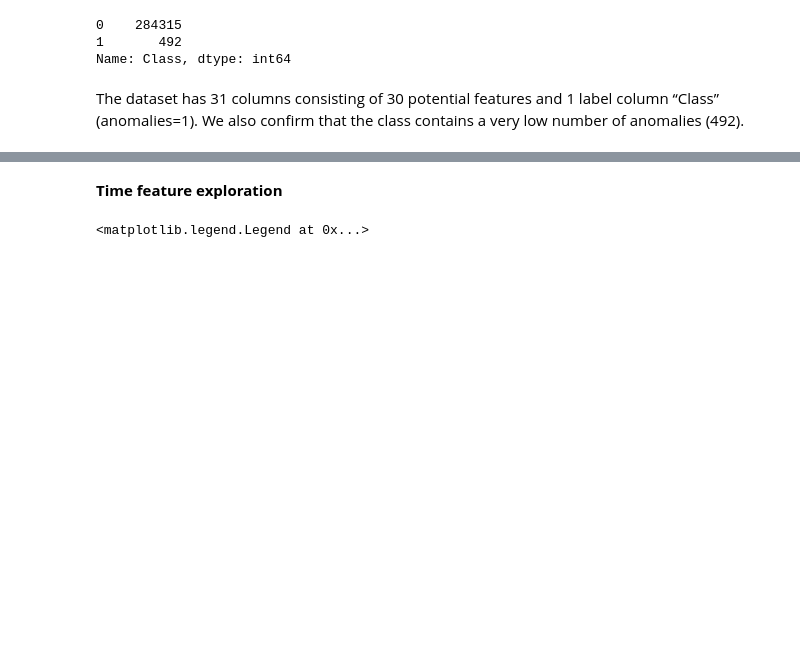
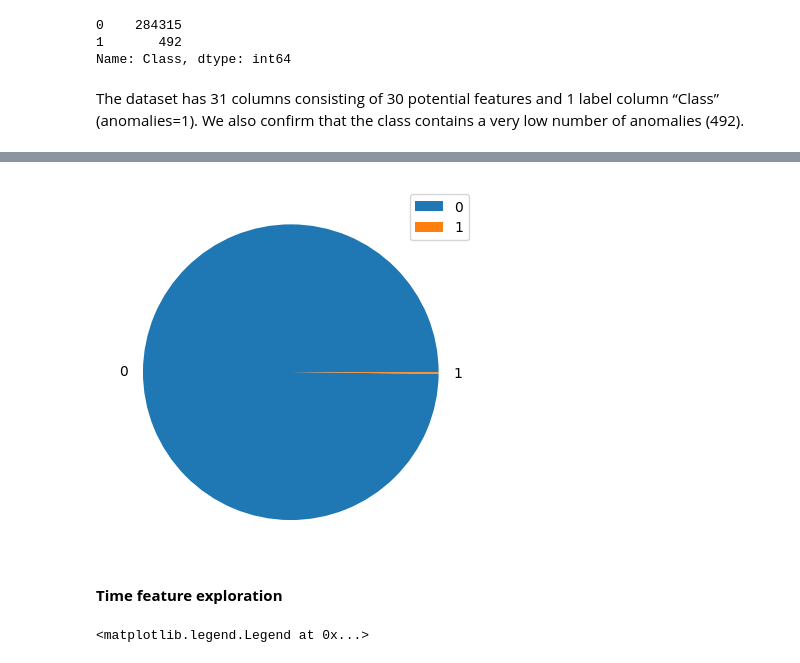
Before and after one commit to SamaSamrin/2024, a Jupyter notebook: Isolation_Forest_1.ipynb, the cells around one changed output, grey strips where cells are left out. Drawn from its saved outputs; the diff is of its cells as text; code cells hidden in the pictures; blank space fills up the shorter version.

```diff
--- a/Isolation_Forest_1.ipynb
+++ b/Isolation_Forest_1.ipynb
@@ -76,0 +101,2 @@ plt.show()
+# %%
+class_ratio_list = [df['Class'].value_counts()[0], df['Class'].value_counts()[1]]
@@ -77,3 +107,9 @@ plt.show()
+# %%
+plt.pie(class_ratio_list, labels=[0, 1])
+plt.legend()
+plt.show()
+# %% [output]
+[figure, added]
 # %% [markdown]
 **Time feature exploration**
 # %%
```
Also changed, not shown: parts of 7 cells of this notebook.
